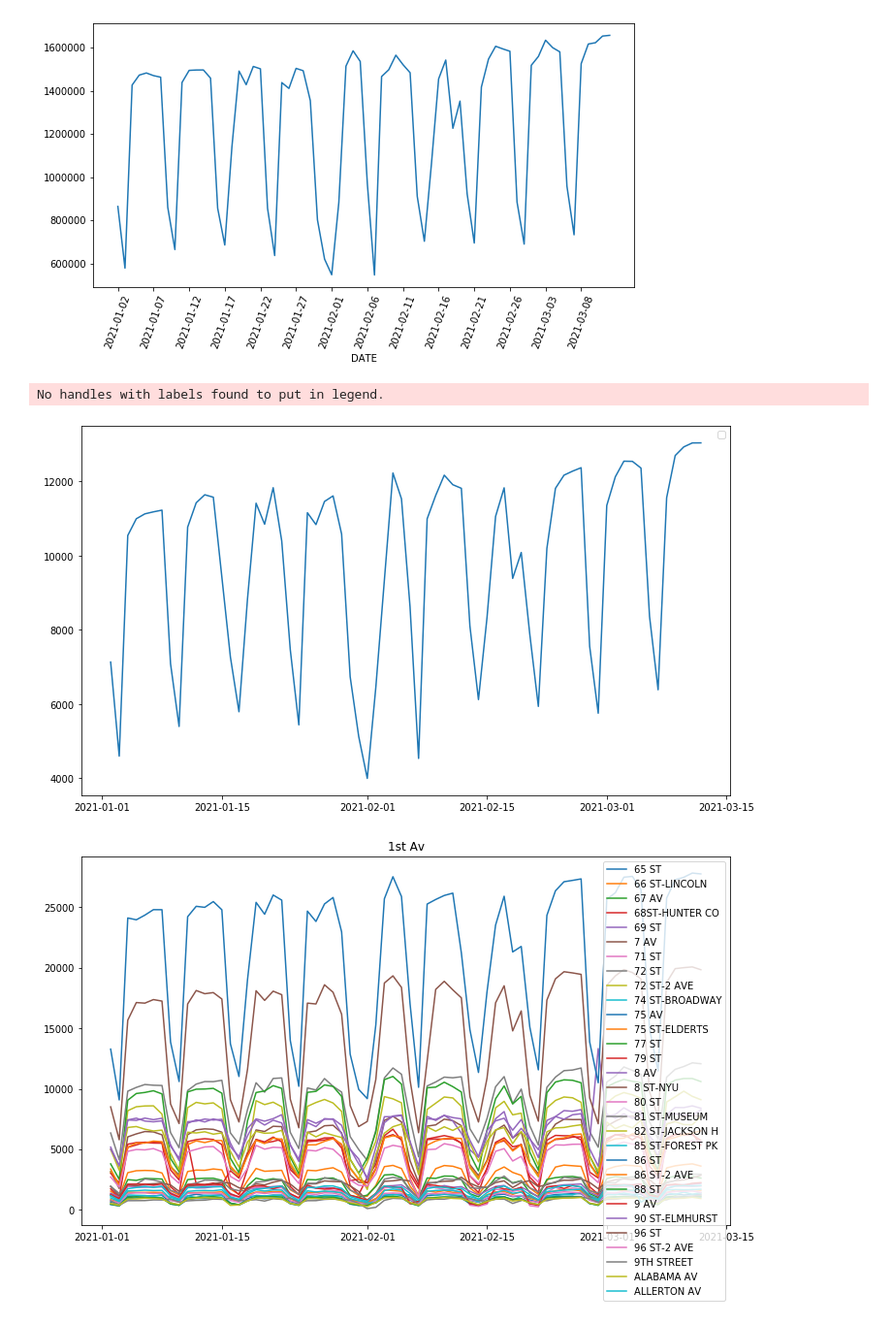
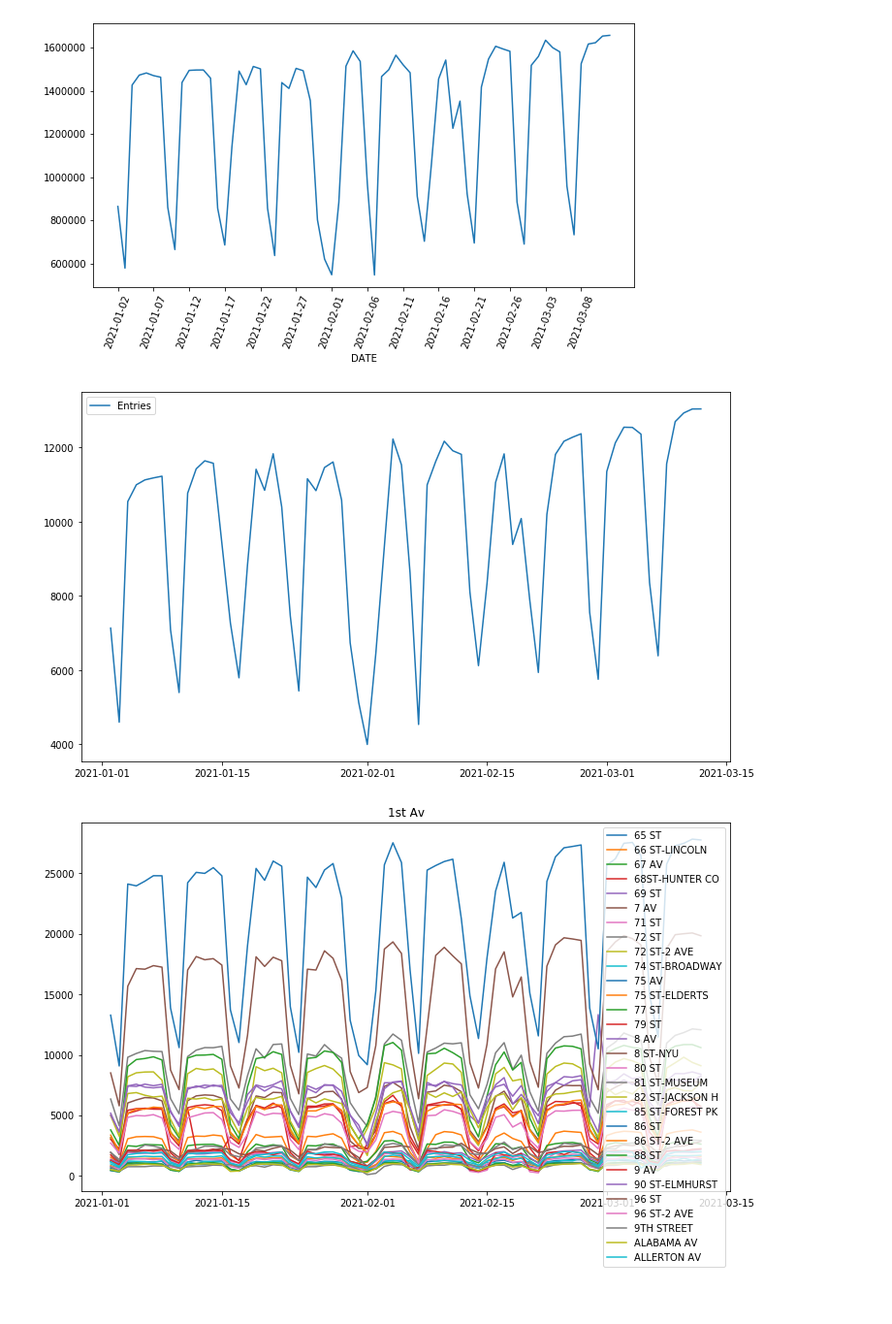
Before and after one commit to justinm0rgan/mta-turnstile-covid, a Jupyter notebook: data-analysis.ipynb, the cells around one changed output. Shown at 97% size. Saved outputs shown, nothing was run; the diff lists cells and outputs as text; code cells hidden in the pictures.

```diff
--- a/data-analysis.ipynb
+++ b/data-analysis.ipynb
@@ -72,12 +107,11 @@ plt.xticks(rotation=70);
 [figure]
 # %%
 fig = plt.figure(figsize=(12,7))
-plt.plot(df['14 ST'])
+plt.plot(df['14 ST'], label = "Entries")
 plt.legend(loc='best')
 plt.show(block=False)
 # %% [output]
-No handles with labels found to put in legend.
-[figure, old version]
+[figure, new version]
 # %%
 fig = plt.figure(figsize=(12,7))
 for col in df.columns[90:120]:
```
Also changed, not shown: parts of 5 cells of this notebook.
